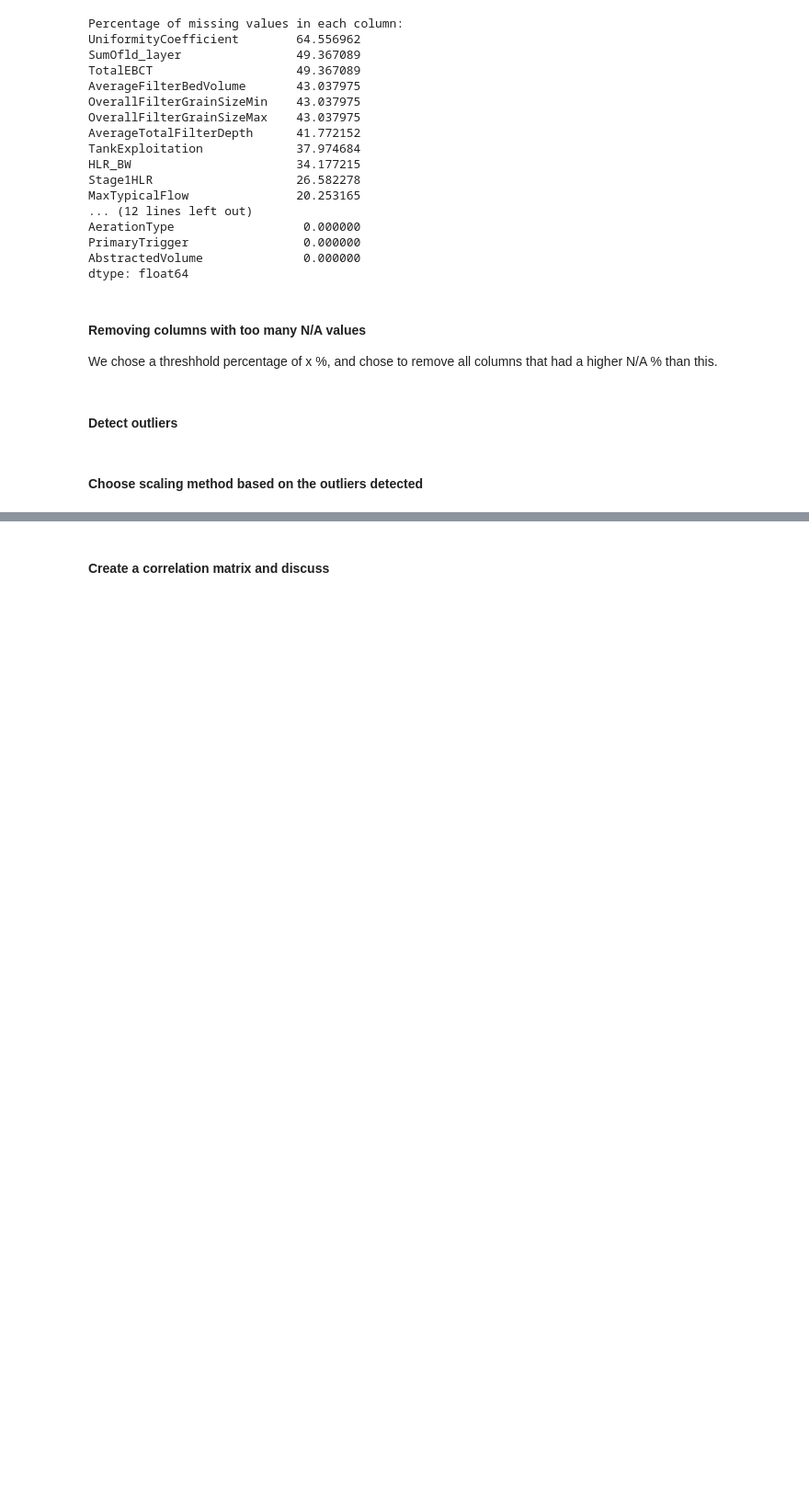
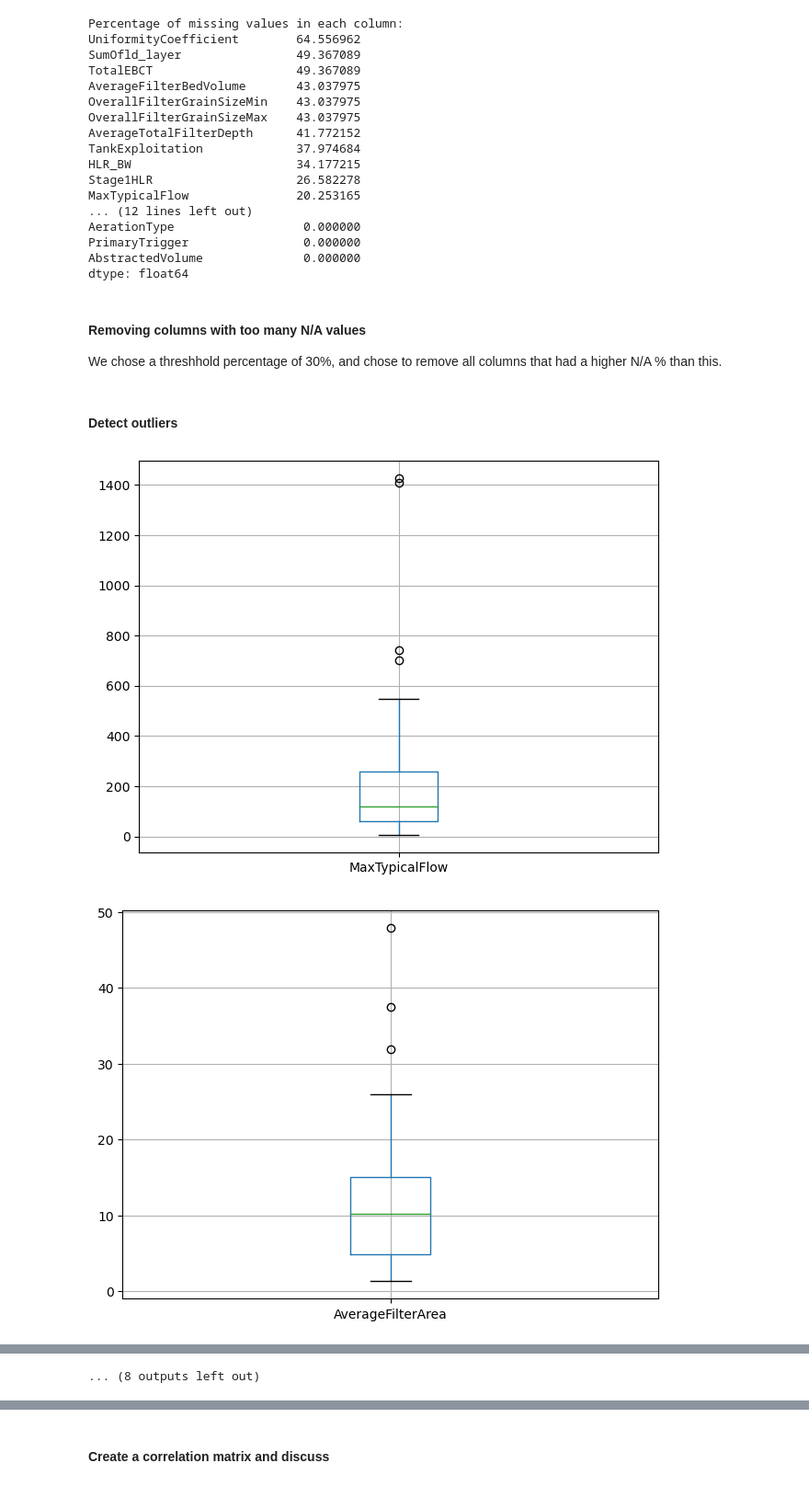
Before and after one commit to ReinhardtR/MAL1-assignment-3, a Jupyter notebook: Preprocessing - Water treatment plants.ipynb, the cells around one changed output, grey strips where cells are left out. Shown at 92% size. Saved outputs shown, nothing was run; the diff lists cells and outputs as text; code cells hidden in the pictures; blank space fills up the shorter version.

```diff
--- a/Preprocessing - Water treatment plants.ipynb
+++ b/Preprocessing - Water treatment plants.ipynb
@@ -95,8 +100,17 @@ AbstractedVolume              0.000000
 dtype: float64
 # %% [markdown]
 #### Removing columns with too many N/A values
-We chose a threshhold percentage of x %, and chose to remove all columns that had a higher N/A % than this.
+We chose a threshhold percentage of 30%, and chose to remove all columns that had a higher N/A % than this.
 # %% [markdown]
 #### Detect outliers
-# %% [markdown]
-#### Choose scaling method based on the outliers detected
+# %%
+# For each numerical column, make a boxplot
+for column in df_filtered:
+    if df_filtered[column].dtype == "float64":
+        df_filtered.boxplot(column=column)
+        # Make the plot thinner
+        plt.tight_layout()
+        plt.show()
+# %% [output]
+[figure, added]
+[figure, added]
@@ -102,0 +127 @@ We chose a threshhold percentage of x %, and chose to remove all columns that ha
+... (8 outputs left out)
```
Also changed, not shown: parts of 26 cells of this notebook.
